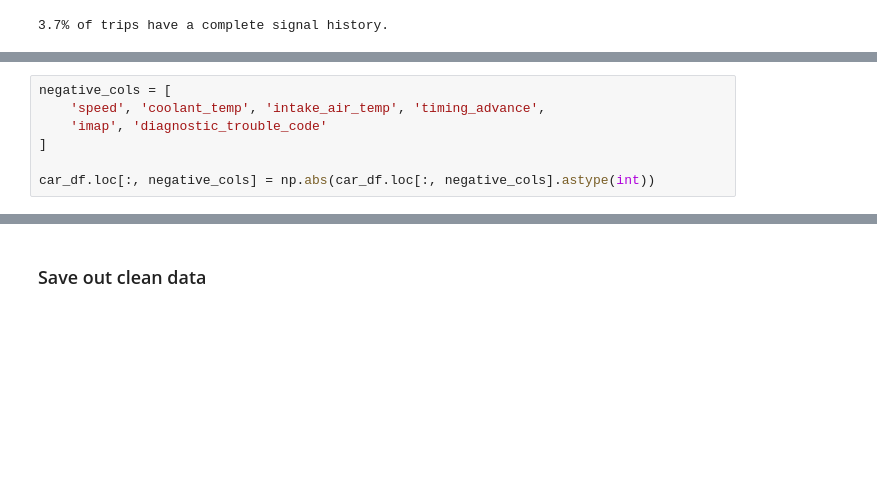
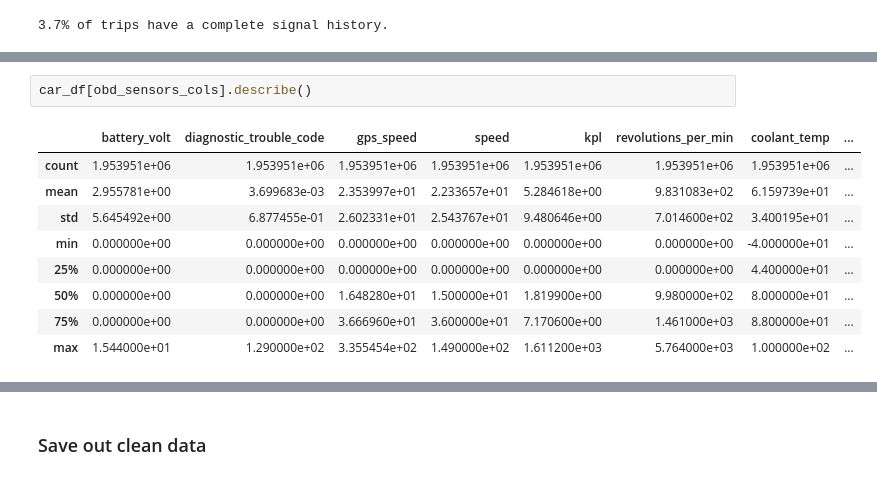
Before and after one commit to qirun-chen/getting-into-telematics, a Jupyter notebook: EDA.ipynb, the cells around one changed output, grey strips where cells are left out. Saved outputs shown, nothing was run; the diff lists cells and outputs as text; blank space fills up the shorter version.

```diff
--- a/EDA.ipynb
+++ b/EDA.ipynb
@@ -423,7 +312,0 @@ validate_anomaly_signals(car_df, 'diagnostic_trouble_code')
-# %%
-negative_cols = [
-    'speed', 'coolant_temp', 'intake_air_temp', 'timing_advance',
-    'imap', 'diagnostic_trouble_code'
-]
-
-car_df.loc[:, negative_cols] = np.abs(car_df.loc[:, negative_cols].astype(int))
@@ -574,0 +326,12 @@ fig.show()
+# %%
+car_df[obd_sensors_cols].describe()
+# %% [output]
+|  | battery_volt | diagnostic_trouble_code | gps_speed | speed | kpl | revolutions_per_min | coolant_temp | ... |
+| count | 1.953951e+06 | 1.953951e+06 | 1.953951e+06 | 1.953951e+06 | 1.953951e+06 | 1.953951e+06 | 1.953951e+06 | ... |
+| mean | 2.955781e+00 | 3.699683e-03 | 2.353997e+01 | 2.233657e+01 | 5.284618e+00 | 9.831083e+02 | 6.159739e+01 | ... |
+| std | 5.645492e+00 | 6.877455e-01 | 2.602331e+01 | 2.543767e+01 | 9.480646e+00 | 7.014600e+02 | 3.400195e+01 | ... |
+| min | 0.000000e+00 | 0.000000e+00 | 0.000000e+00 | 0.000000e+00 | 0.000000e+00 | 0.000000e+00 | -4.000000e+01 | ... |
+| 25% | 0.000000e+00 | 0.000000e+00 | 0.000000e+00 | 0.000000e+00 | 0.000000e+00 | 0.000000e+00 | 4.400000e+01 | ... |
+| 50% | 0.000000e+00 | 0.000000e+00 | 1.648280e+01 | 1.500000e+01 | 1.819900e+00 | 9.980000e+02 | 8.000000e+01 | ... |
+| 75% | 0.000000e+00 | 0.000000e+00 | 3.666960e+01 | 3.600000e+01 | 7.170600e+00 | 1.461000e+03 | 8.800000e+01 | ... |
+| max | 1.544000e+01 | 1.290000e+02 | 3.355454e+02 | 1.490000e+02 | 1.611200e+03 | 5.764000e+03 | 1.000000e+02 | ... |
```
Also changed, not shown: parts of 45 cells of this notebook.
